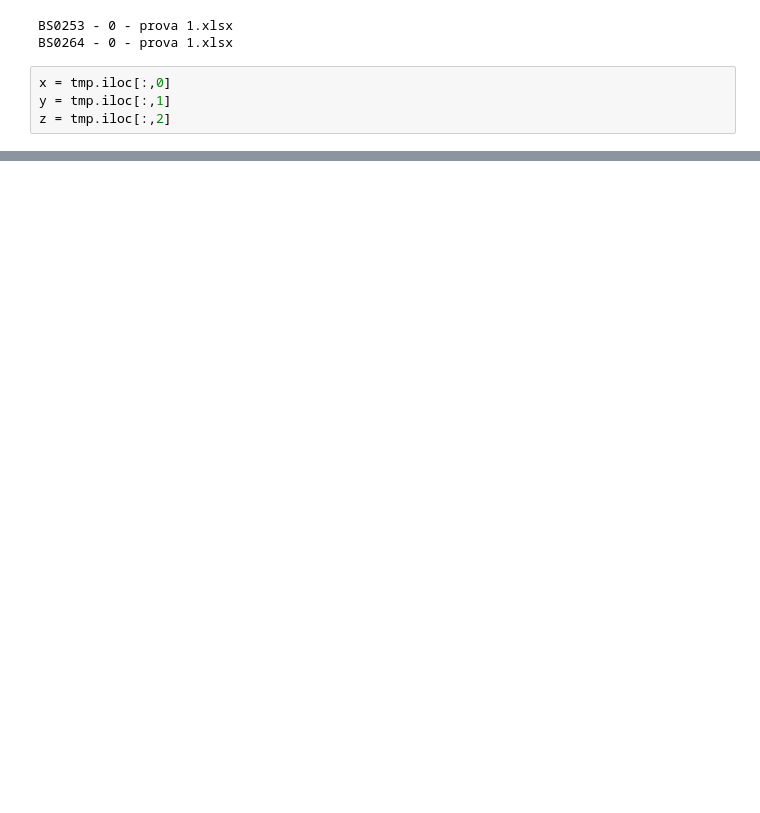
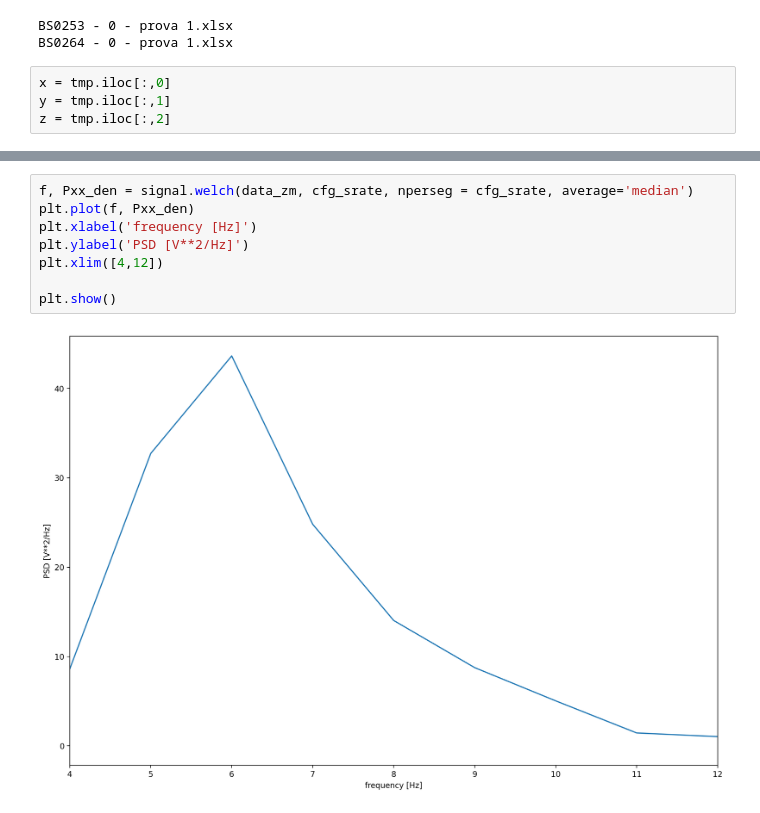
Before and after one commit to JuliusWelzel/tremor_music_ap, a Jupyter notebook: scripts/check_data.ipynb, the cells around one changed output, grey strips where cells are left out. Saved outputs shown, nothing was run; the diff lists cells and outputs as text; blank space fills up the shorter version.

```diff
--- a/scripts/check_data.ipynb
+++ b/scripts/check_data.ipynb
@@ -59,0 +89,10 @@ ConversionError: Failed to convert value(s) to axis units: array([datetime.datet
+# %%
+f, Pxx_den = signal.welch(data_zm, cfg_srate, nperseg = cfg_srate, average='median')
+plt.plot(f, Pxx_den)
+plt.xlabel('frequency [Hz]')
+plt.ylabel('PSD [V**2/Hz]')
+plt.xlim([4,12])
+
+plt.show()
+# %% [output]
+[figure, added]
```
Also changed, not shown: parts of 7 cells of this notebook.
